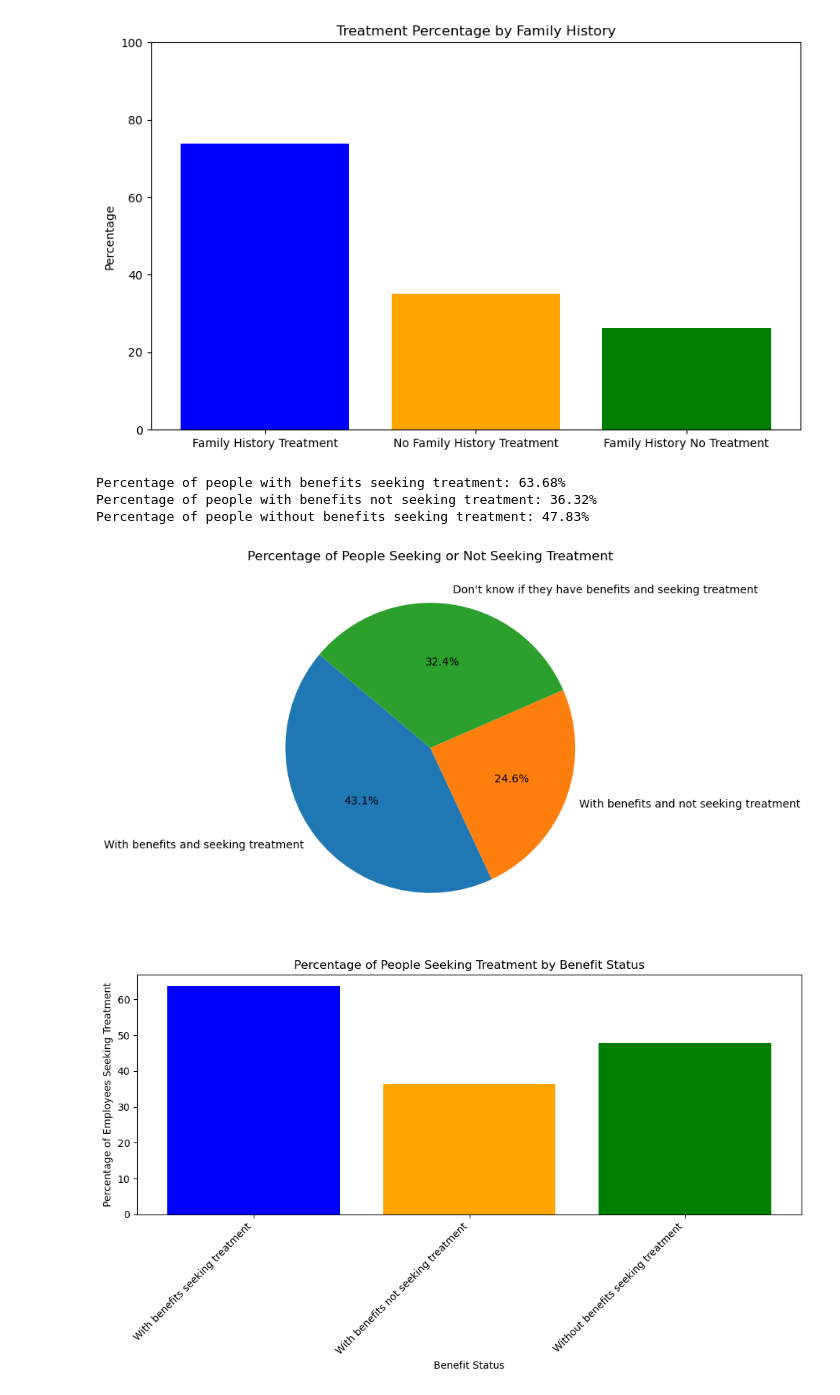
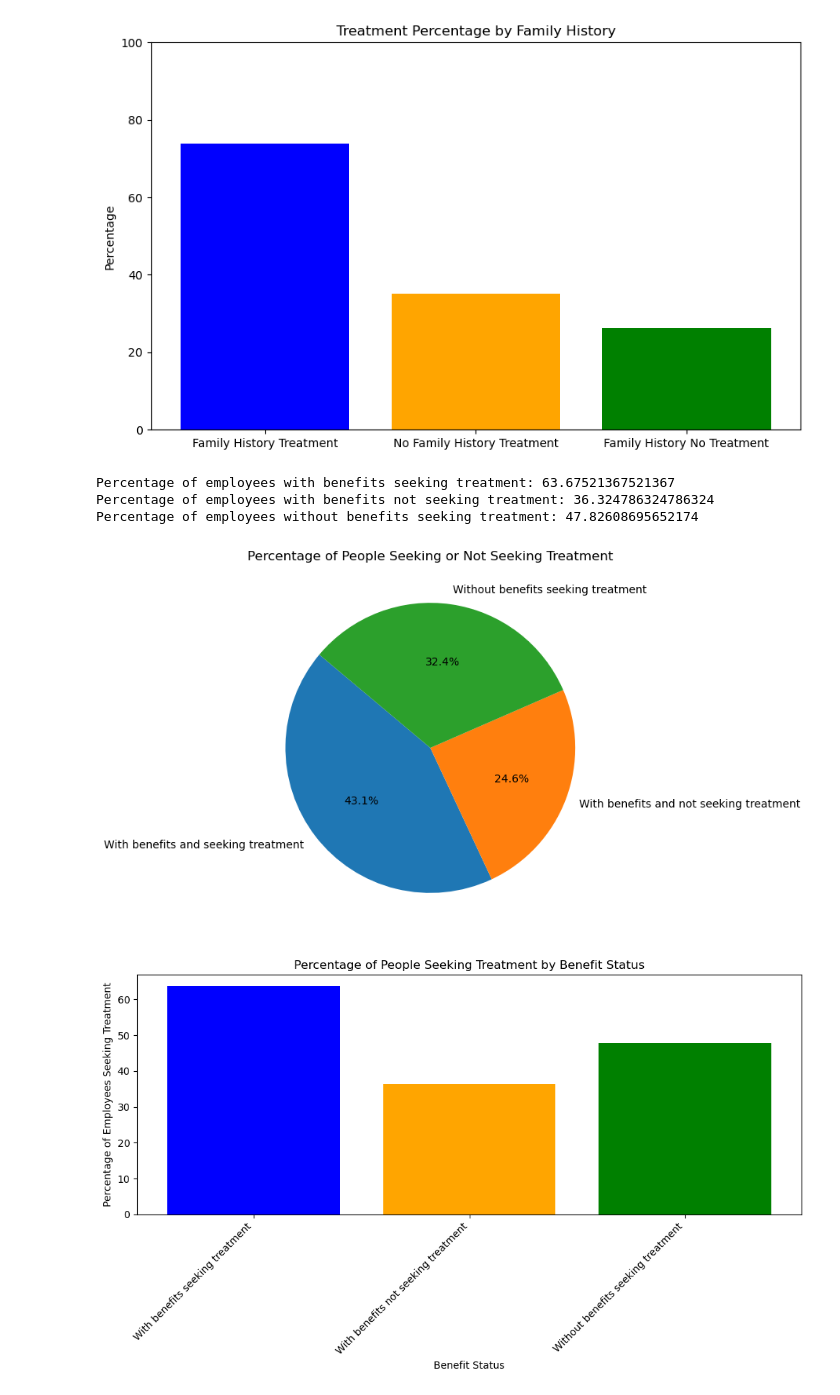
Before and after one commit to Bettypani/mental-health-survey-analysis, a Jupyter notebook: code/survey-data-script.ipynb, the cells around one changed output. Cells and saved outputs as stored; diff of their text form; code cells hidden in the pictures.

Commit message:
Updated code, labels, and graphs

```diff
--- a/code/survey-data-script.ipynb
+++ b/code/survey-data-script.ipynb
@@ -119,47 +119,54 @@ plt.ylim(0, 100)  # Set y-axis limit from 0 to 100
 plt.show()
 # %% [output]
 [figure]
-# %%
-# Calculate the counts for each combination of 'benefits' and 'treatment'
-counts = survey_data_df.groupby(['benefits', 'treatment']).size()
-
-# Calculate the total count of people with benefits
-total_with_benefits = counts.loc['Yes'].sum()
-
-# Calculate the total count of people without benefits
-total_without_benefits = counts.loc['No'].sum()
-
-# Calculate the percentage of people seeking or not seeking treatment with and without benefits
-percentage_with_benefits_treatment = (counts.loc[('Yes', 'Yes')] / total_with_benefits) * 100
-percentage_with_benefits_no_treatment = (counts.loc[('Yes', 'No')] / total_with_benefits) * 100
-percentage_without_benefits_treatment = (counts.loc[('No', 'Yes')] / total_without_benefits) * 100
-
-# Print the percentages
-print(f'Percentage of people with benefits seeking treatment: {percentage_with_benefits_treatment:.2f}%')
-print(f'Percentage of people with benefits not seeking treatment: {percentage_with_benefits_no_treatment:.2f}%')
-print(f'Percentage of people without benefits seeking treatment: {percentage_without_benefits_treatment:.2f}%')
-# %% [output]
-Percentage of people with benefits seeking treatment: 63.68%
-Percentage of people with benefits not seeking treatment: 36.32%
-Percentage of people without benefits seeking treatment: 47.83%
+# %%
+#count occurrences for'benefits' and 'treatment'
+
+# Calculate the total count of employees
+total_count = len(survey_data_df)
+
+# Count the occurrences of each value in the "benefits" column
+benefits_counts = survey_data_df['benefits'].value_counts()
+
+# Calculate the count of employees with benefits and without benefits
+benefits_count = benefits_counts.get('Yes', 0)
+no_benefits_count = benefits_counts.get('No', 0)
+
+# Calculate the count of employees seeking treatment in each group
+benefits_with_treatment_count = len(survey_data_df[(survey_data_df['benefits'] == 'Yes') & (survey_data_df['treatment'] == 'Yes')])
+no_benefits_with_treatment_count = len(survey_data_df[(survey_data_df['benefits'] == 'No') & (survey_data_df['treatment'] == 'Yes')])
+
+# Calculate the percentages
+percentage_with_benefits_treatment = (benefits_with_treatment_count / benefits_count) * 100
+percentage_with_benefits_no_treatment = ((benefits_count - benefits_with_treatment_count) / benefits_count) * 100
+percentage_without_benefits_treatment = (no_benefits_with_treatment_count / no_benefits_count) * 100
+
+# Display the results
+print("Percentage of employees with benefits seeking treatment:", percentage_with_benefits_treatment)
+print("Percentage of employees with benefits not seeking treatment:", percentage_with_benefits_no_treatment)
+print("Percentage of employees without benefits seeking treatment:", percentage_without_benefits_treatment)
+# %% [output]
+Percentage of employees with benefits seeking treatment: 63.67521367521367
+Percentage of employees with benefits not seeking treatment: 36.324786324786324
+Percentage of employees without benefits seeking treatment: 47.82608695652174
 # %%
 # Data for the pie chart
 labels = ['With benefits and seeking treatment',
           'With benefits and not seeking treatment',
-          "Don't know if they have benefits and seeking treatment"]
+          'Without benefits seeking treatment']
 
 sizes = [percentage_with_benefits_treatment,
          percentage_with_benefits_no_treatment,
          percentage_without_benefits_treatment]
 
 
 # Plotting the pie chart
 plt.figure(figsize=(8, 6))
 plt.pie(sizes, labels=labels, autopct='%1.1f%%', startangle=140)
 plt.title('Percentage of People Seeking or Not Seeking Treatment')
 plt.show()
 # %% [output]
-[figure, old version]
+[figure, new version]
 # %%
 # Data
 labels = ['With benefits seeking treatment', 'With benefits not seeking treatment', 'Without benefits seeking treatment']
```
Also changed, not shown: parts of 1 cell of this notebook.
